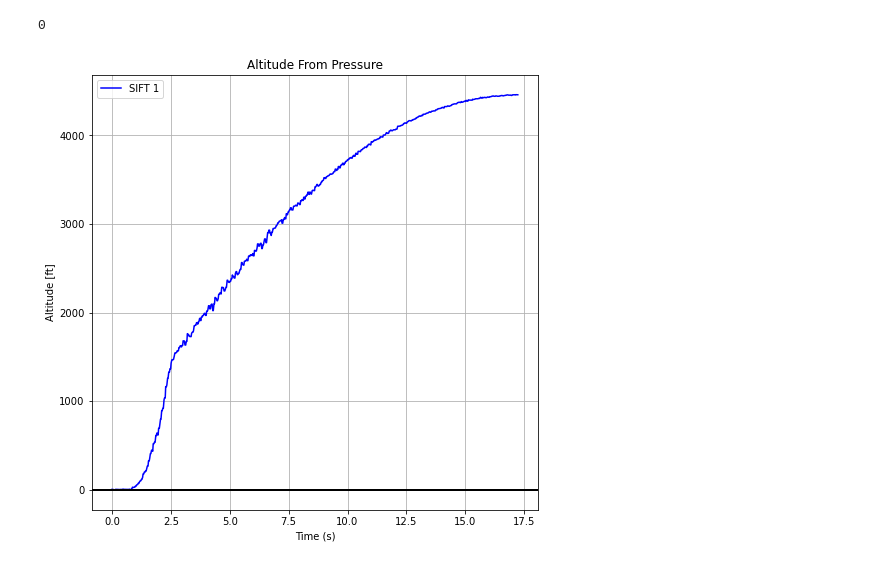
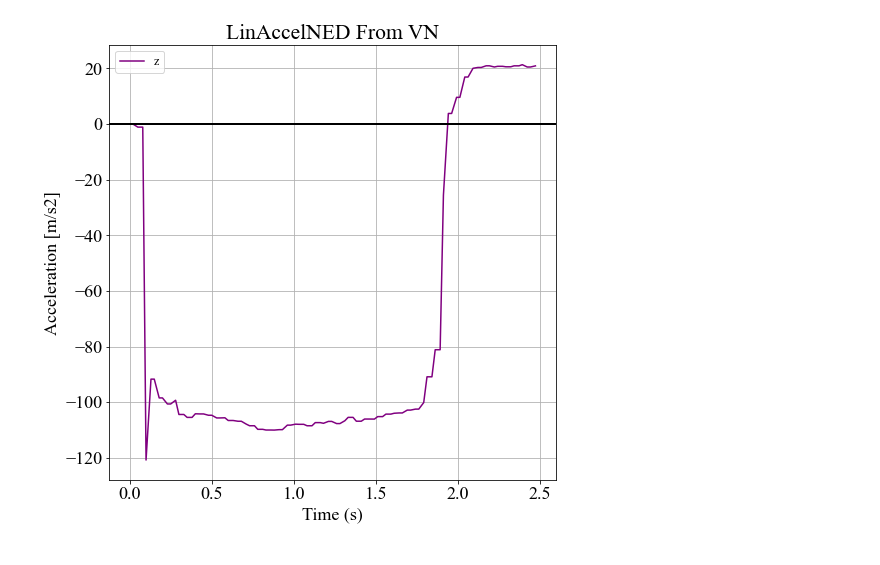
Before and after one commit to VADL-2022/IMU_VV, a Jupyter notebook: 05_NASA_SLI/SLI_Angle_Analysis.ipynb, the cells around one changed output. Cells and saved outputs as stored; diff of their text form; code cells hidden in the pictures.

```diff
--- a/05_NASA_SLI/SLI_Angle_Analysis.ipynb
+++ b/05_NASA_SLI/SLI_Angle_Analysis.ipynb
@@ -1,8 +1,14 @@
 # %%
 import pandas as pd
 import matplotlib.pyplot as plt
+plt.rcParams['figure.figsize'] = [12, 8]
+plt.rcParams.update({'font.size': 18, 'font.family':'times new roman'})
+plt.rc('legend', fontsize=12)
+
 import numpy as np
 from YPR_funcs import *
+
+from math import ceil, floor
 
 ################## CONSTANTS ##################
 # gravity
@@ -118,53 +48,17 @@ plt.show()
-# %%
-##########################################################################################
-
-################## DATA FRAME ##################
-'''
-datafile2 = 'Trunc_NASA_S2.csv'
-df2 = pd.read_csv(datafile, skipinitialspace=True, usecols=fields)
-################## INIT VECTORS ##################
-start2 = 170
-i_apogee2 = 850
-########################################################
-t_IMU2 = df2['Timestamp'].values[start2:i_apogee2]
-yaw_IMU2 = df2['Yaw'].values[start2:i_apogee2]
-pitch_IMU2 = df2['Pitch'].values[start2:i_apogee2]
-roll_IMU2 = df2['Roll'].values[start2:i_apogee2]
-t_IMU2 = (t_IMU2 - t_IMU2[0])#[0:-1]
-
-alpha_array2  = yaw_IMU2
-beta_array2 = pitch_IMU2
-gamma_array2 = roll_IMU2
-'''
-0
-# %% [output]
-0
 # %%
-def nasa_pres(P, P0=101.29, T0=288.08):
-    T = T0*((P / P0)**(1 / 5.256)) - 273.1
-    h = (T-15.04)/(-0.00649)
-    return h
-
-all_pres1 = df['Pres'].values[start:i_apogee]
-v_NASA_pres = np.vectorize(nasa_pres)
-altitude_NASA_pres1 = v_NASA_pres(all_pres1, P0=99.035, T0=288.1)*ft + 70
-
-#all_pres2 = df2['Pres'].values[start2:i_apogee2]
-#altitude_NASA_pres2 = v_NASA_pres(all_pres2, P0=99.035, T0=288.1)*ft + 70
-
 fig1 = plt.figure(1, figsize=(8,8))
-# Just the Displacement:
 ax = plt.subplot(111)
-l1 = ax.plot(t_IMU, altitude_NASA_pres1, color='blue', label='SIFT 1')
-#l1 = ax.plot(t_IMU2, altitude_NASA_pres2, color='purple', label='SIFT 2')
+#l2 = ax.plot(t_IMU, ax_vn, color='red', label='x')
+#l3 = ax.plot(t_IMU, ay_vn, color='green', label='y')
+l4 = ax.plot(t_IMU, az_vn, color='purple', label='z')
 l5 = plt.axhline(y=0, color='black', linewidth=2)
-ax.set_title("Altitude From Pressure")
+ax.set_title("LinAccelNED From VN")
 ax.set_xlabel('Time (s)')
-ax.set_ylabel("Altitude [ft]")
+ax.set_ylabel("Acceleration [m/s2]")
 ax.legend()
 ax.grid()
 plt.show()
 # %% [output]
-[figure, old version]
+[figure, new version]
 # %%
 fig1 = plt.figure(1, figsize=(8,8))
```
Also changed, not shown: parts of 20 cells of this notebook.
